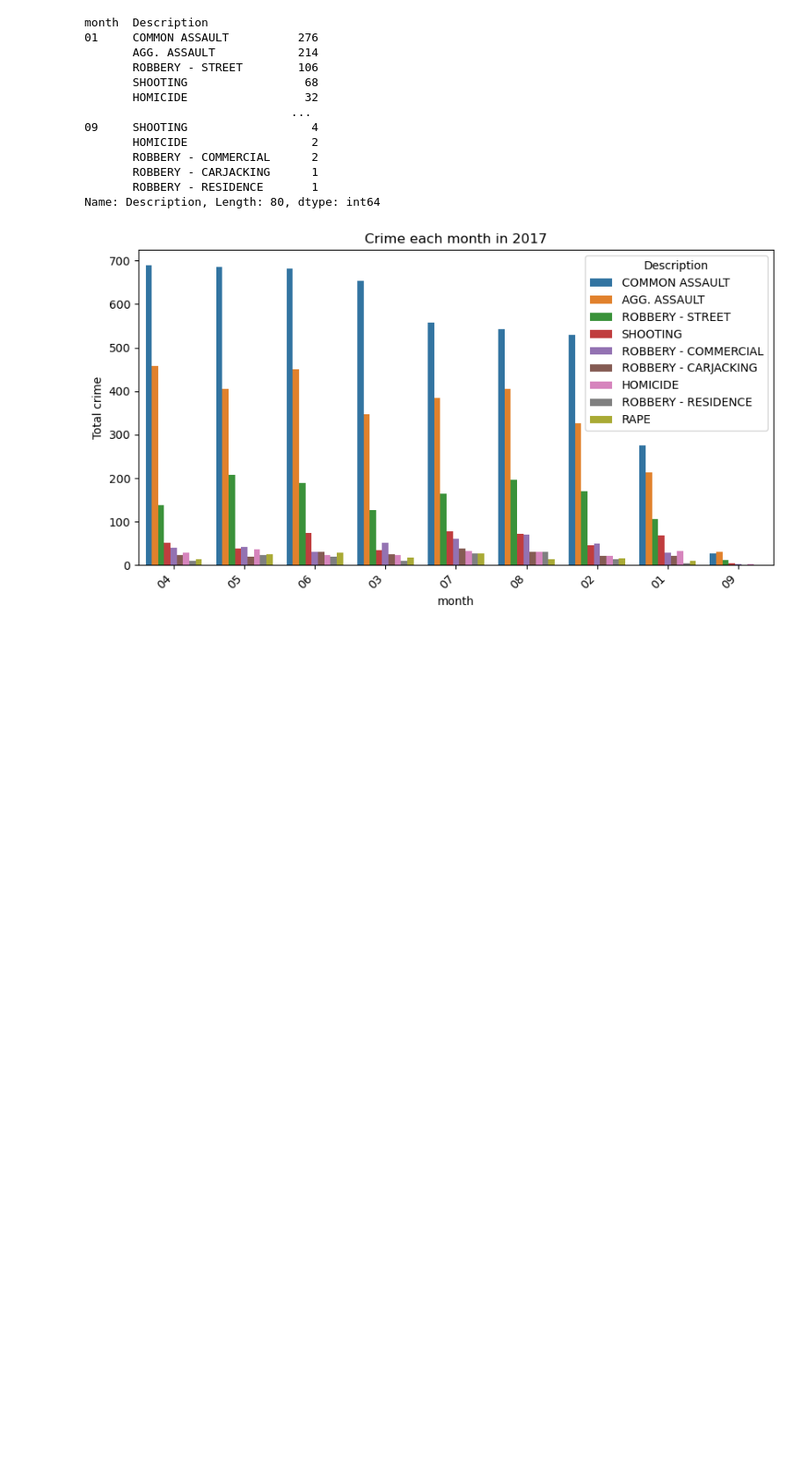
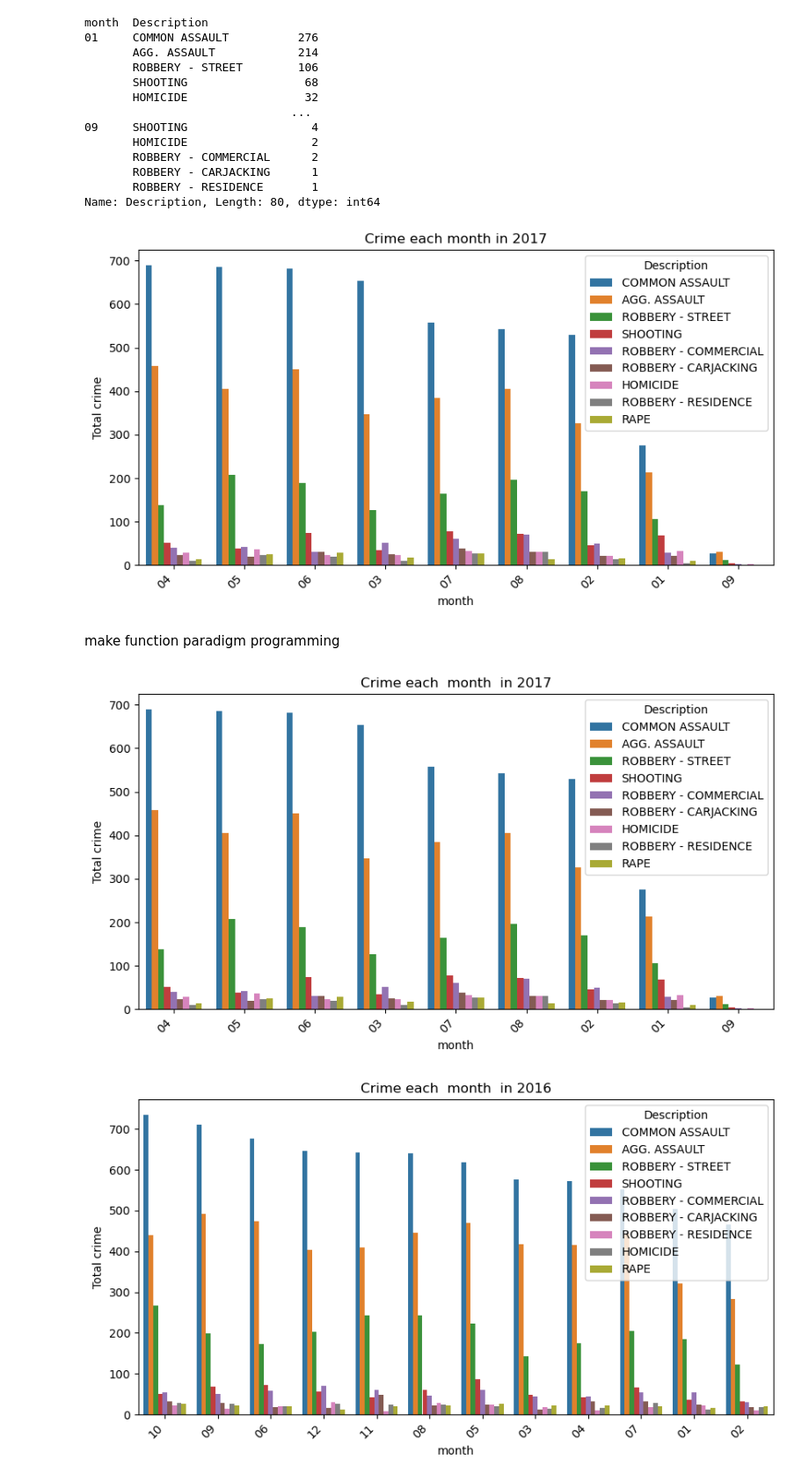
Before and after one commit to ackermanjayjay/Victim_crime_based, a Jupyter notebook: Victim_crime_based.ipynb, the cells around one changed output. Shown at 88% size. Drawn from its saved outputs; the diff is of its cells as text; code cells hidden in the pictures; blank space fills up the shorter version.

```diff
--- a/Victim_crime_based.ipynb
+++ b/Victim_crime_based.ipynb
@@ -158,3 +206,23 @@ plt.title("Crime each month in 2017")
 plt.show()
 # %% [output]
 [figure]
+# %% [markdown]
+make function paradigm programming
+# %%
+def crimeIndicent_in_year(year):
+    most_crime_each_year=data_crime[data_crime["year"]==year]
+    style_most_crime=pd.DataFrame(most_crime_each_year[["year","month",'Description',"Total Incidents"]].value_counts()).reset_index().rename(columns={0:"Total crime"}).sort_values(by="Total crime",ascending=False)
+    plt.figure(figsize=(10,5))
+    ax= sns.barplot(data=style_most_crime,x="month",y="Total crime",hue="Description")
+    # for i in ax.containers:
+    #     ax.bar_label(i,)
+
+    plt.xticks(rotation=45, ha='right')
+    plt.title(f"Crime each  month  in {year}")
+    plt.show()
+# %%
+for year in data_crime["year"].unique():
+    crimeIndicent_in_year(year)
+# %% [output]
+[figure, added]
+[figure, added]
```
Also changed, not shown: parts of 25 cells of this notebook.
